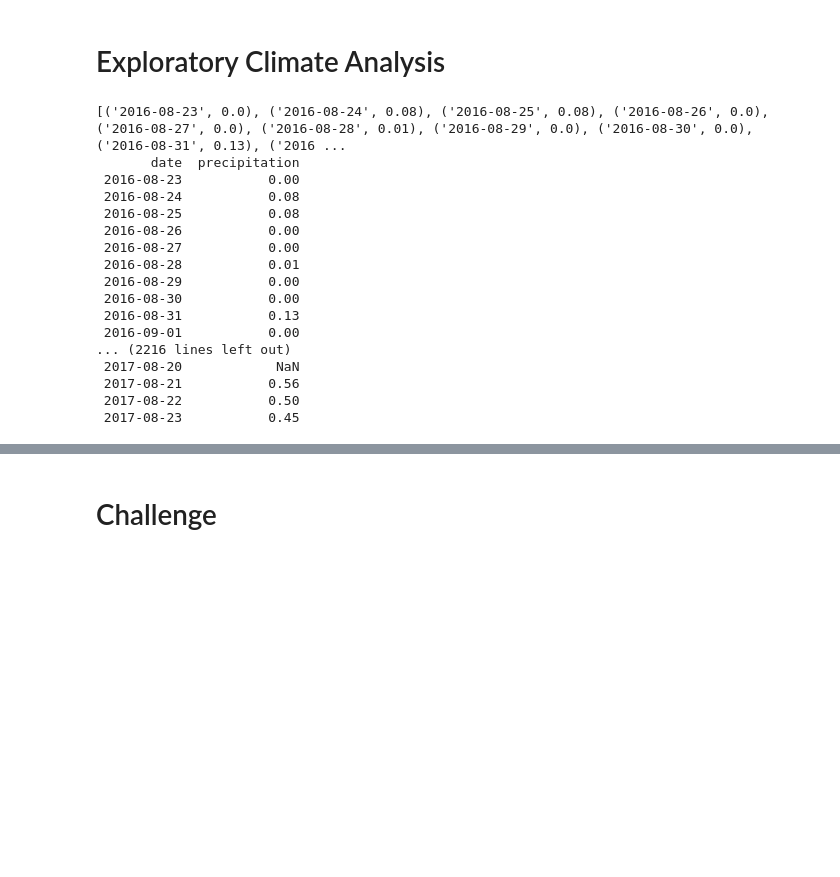
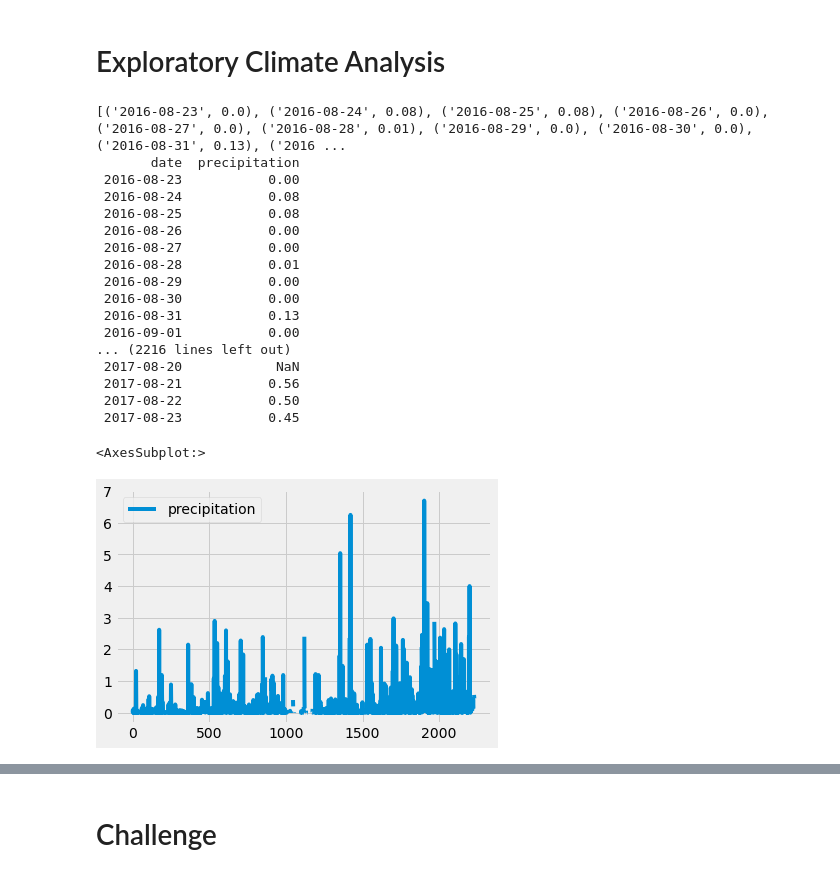
Before and after one commit to mcginav/surfs_up, a Jupyter notebook: climate_analysis.ipynb, the cells around one changed output, grey strips where cells are left out. Cells and saved outputs as stored; diff of their text form; code cells hidden in the pictures; blank space fills up the shorter version.

```diff
--- a/climate_analysis.ipynb
+++ b/climate_analysis.ipynb
@@ -55,32 +55,35 @@ results = session.query(Measurement.date, Measurement.prcp).filter(Measurement.d
 print(results)
 
 # Save the query results as a Pandas DataFrame and set the index to the date column
 df = pd.DataFrame(results, columns=['date', 'precipitation'])
 
 # Sort the dataframe by date
 #df.set_index(df['date'], inplace=True)
 df = df.sort_index()
 print(df.to_string(index=False))
 
 
 # Use Pandas Plotting with Matplotlib to plot the data
+df.plot()
 # %% [output]
 [('2016-08-23', 0.0), ('2016-08-24', 0.08), ('2016-08-25', 0.08), ('2016-08-26', 0.0), ('2016-08-27', 0.0), ('2016-08-28', 0.01), ('2016-08-29', 0.0), ('2016-08-30', 0.0), ('2016-08-31', 0.13), ('2016 ...
        date  precipitation
  2016-08-23           0.00
  2016-08-24           0.08
  2016-08-25           0.08
  2016-08-26           0.00
  2016-08-27           0.00
  2016-08-28           0.01
  2016-08-29           0.00
  2016-08-30           0.00
  2016-08-31           0.13
  2016-09-01           0.00
 ... (2216 lines left out)
  2017-08-20            NaN
  2017-08-21           0.56
  2017-08-22           0.50
  2017-08-23           0.45
+<AxesSubplot:>
+[figure, added]
 # %%
 # Use Pandas to calcualte the summary statistics for the precipitation data
```
Also changed, not shown: parts of 7 cells of this notebook.
